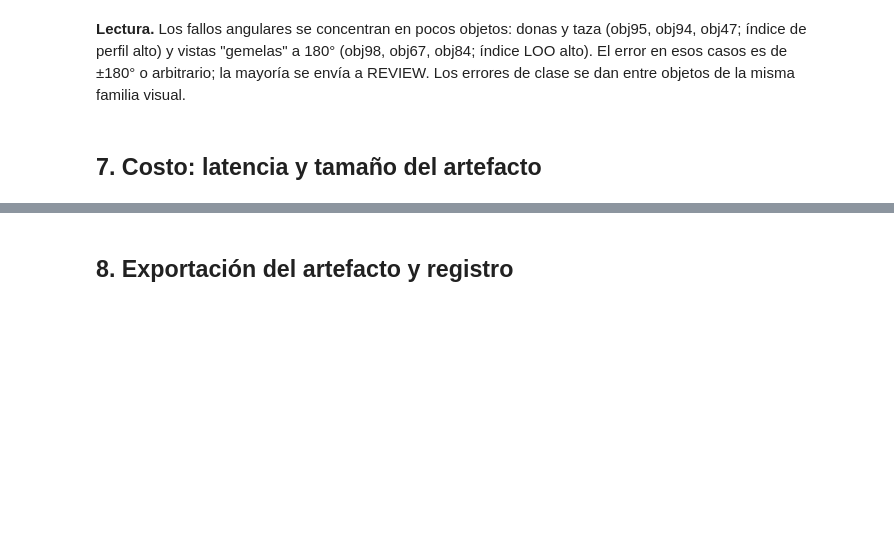
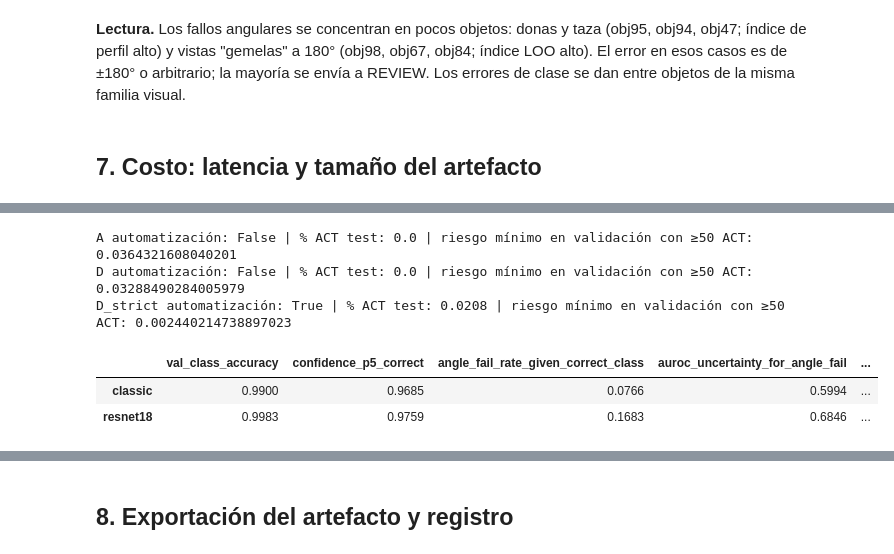
Before and after one commit to Looocust/planta-vision-ia, a Jupyter notebook: notebooks/01_experimentacion.ipynb, the cells around one changed output, grey strips where cells are left out. Saved outputs shown, nothing was run; the diff lists cells and outputs as text; code cells hidden in the pictures; blank space fills up the shorter version.

```diff
--- a/notebooks/01_experimentacion.ipynb
+++ b/notebooks/01_experimentacion.ipynb
@@ -519,0 +584,15 @@ PyTorch. **Producción = clásico**; ResNet18 queda como referencia.
+# %%
+for p in ("A", "D", "D_strict"):
+    r = R["results"]["resnet18"][p]; tv = r["threshold_validation"]
+    print(p, "automatización:", r["automation_enabled"], "| % ACT test:", round(r["decision"]["coverage_act"], 4),
+          "| riesgo mínimo en validación con ≥50 ACT:",
+          min([g["error_among_act"] for g in r["val_uncertainty_grid"] if g["n_act"] >= 50], default=None))
+EVID = va.modern_reference_evidence(data, "A")
+display(pd.DataFrame(EVID).T.round(4))
+# %% [output]
+A automatización: False | % ACT test: 0.0 | riesgo mínimo en validación con ≥50 ACT: 0.0364321608040201
+D automatización: False | % ACT test: 0.0 | riesgo mínimo en validación con ≥50 ACT: 0.03288490284005979
+D_strict automatización: True | % ACT test: 0.0208 | riesgo mínimo en validación con ≥50 ACT: 0.002440214738897023
+|  | val_class_accuracy | confidence_p5_correct | angle_fail_rate_given_correct_class | auroc_uncertainty_for_angle_fail | ... |
+| classic | 0.9900 | 0.9685 | 0.0766 | 0.5994 | ... |
+| resnet18 | 0.9983 | 0.9759 | 0.1683 | 0.6846 | ... |
```
Also changed, not shown: parts of 21 cells of this notebook, 36 other files.
